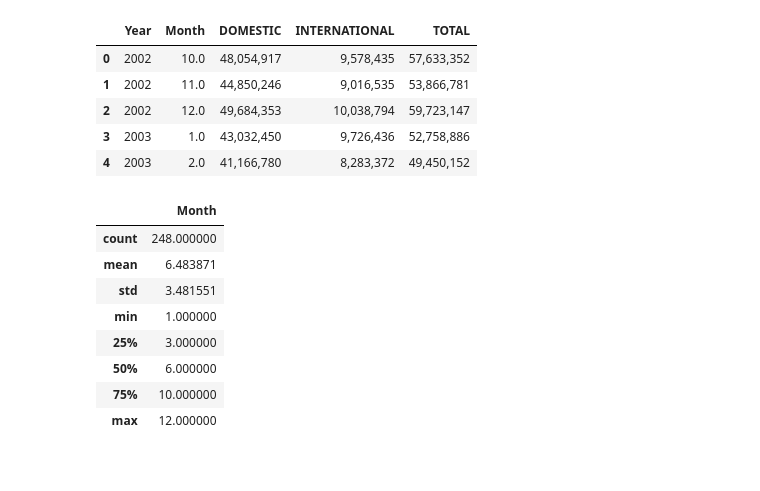
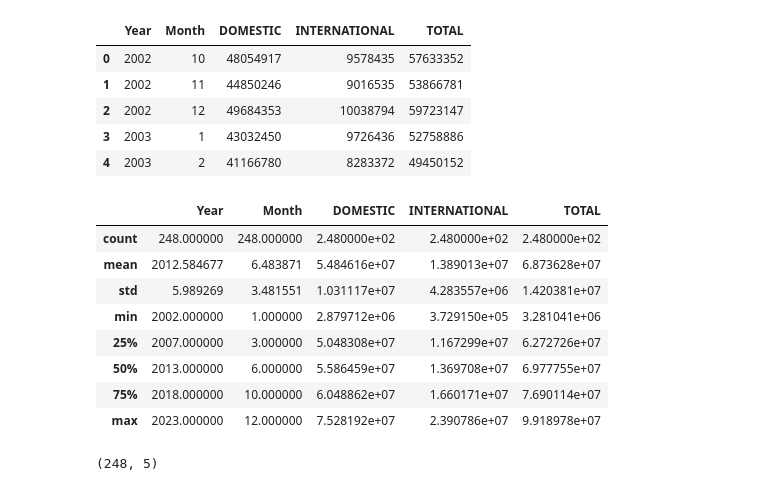
Before and after one commit to Zaiddc/Air-Travel-Occupancy-Analysis-and-Forecasting, a Jupyter notebook: main.ipynb, the cells around one changed output. Drawn from its saved outputs; the diff is of its cells as text; code cells hidden in the pictures.

Commit message:
Data Analysis and EDA for the Passengers.csv dataset

```diff
--- a/main.ipynb
+++ b/main.ipynb
@@ -2,24 +2,28 @@
 import pandas as pd
 import matplotlib.pyplot as plt
 # %%
-df = pd.read_csv('Passengers.csv')
+df = pd.read_csv('Passengers.csv', usecols = ['Year','Month','DOMESTIC','INTERNATIONAL','TOTAL'])
 df.head()
 # %% [output]
 |  | Year | Month | DOMESTIC | INTERNATIONAL | TOTAL |
-| 0 | 2002 | 10.0 | 48,054,917 | 9,578,435 | 57,633,352 |
-| 1 | 2002 | 11.0 | 44,850,246 | 9,016,535 | 53,866,781 |
-| 2 | 2002 | 12.0 | 49,684,353 | 10,038,794 | 59,723,147 |
-| 3 | 2003 | 1.0 | 43,032,450 | 9,726,436 | 52,758,886 |
-| 4 | 2003 | 2.0 | 41,166,780 | 8,283,372 | 49,450,152 |
+| 0 | 2002 | 10 | 48054917 | 9578435 | 57633352 |
+| 1 | 2002 | 11 | 44850246 | 9016535 | 53866781 |
+| 2 | 2002 | 12 | 49684353 | 10038794 | 59723147 |
+| 3 | 2003 | 1 | 43032450 | 9726436 | 52758886 |
+| 4 | 2003 | 2 | 41166780 | 8283372 | 49450152 |
 # %%
 df.describe()
 # %% [output]
-|  | Month |
-| count | 248.000000 |
-| mean | 6.483871 |
-| std | 3.481551 |
-| min | 1.000000 |
-| 25% | 3.000000 |
-| 50% | 6.000000 |
-| 75% | 10.000000 |
-| max | 12.000000 |
+|  | Year | Month | DOMESTIC | INTERNATIONAL | TOTAL |
+| count | 248.000000 | 248.000000 | 2.480000e+02 | 2.480000e+02 | 2.480000e+02 |
+| mean | 2012.584677 | 6.483871 | 5.484616e+07 | 1.389013e+07 | 6.873628e+07 |
+| std | 5.989269 | 3.481551 | 1.031117e+07 | 4.283557e+06 | 1.420381e+07 |
+| min | 2002.000000 | 1.000000 | 2.879712e+06 | 3.729150e+05 | 3.281041e+06 |
+| 25% | 2007.000000 | 3.000000 | 5.048308e+07 | 1.167299e+07 | 6.272726e+07 |
+| 50% | 2013.000000 | 6.000000 | 5.586459e+07 | 1.369708e+07 | 6.977755e+07 |
+| 75% | 2018.000000 | 10.000000 | 6.048862e+07 | 1.660171e+07 | 7.690114e+07 |
+| max | 2023.000000 | 12.000000 | 7.528192e+07 | 2.390786e+07 | 9.918978e+07 |
+# %%
+df.shape
+# %% [output]
+(248, 5)
```
Also changed, not shown: parts of 7 cells of this notebook, 1 other file.
